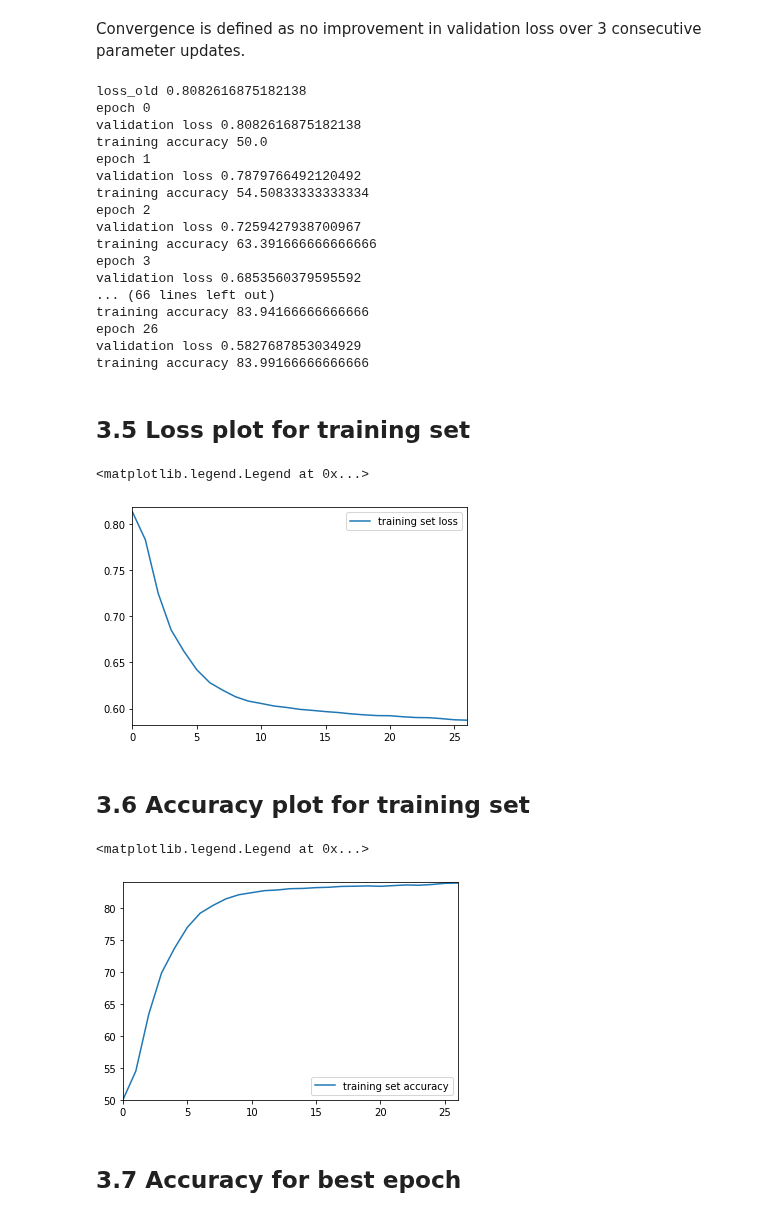
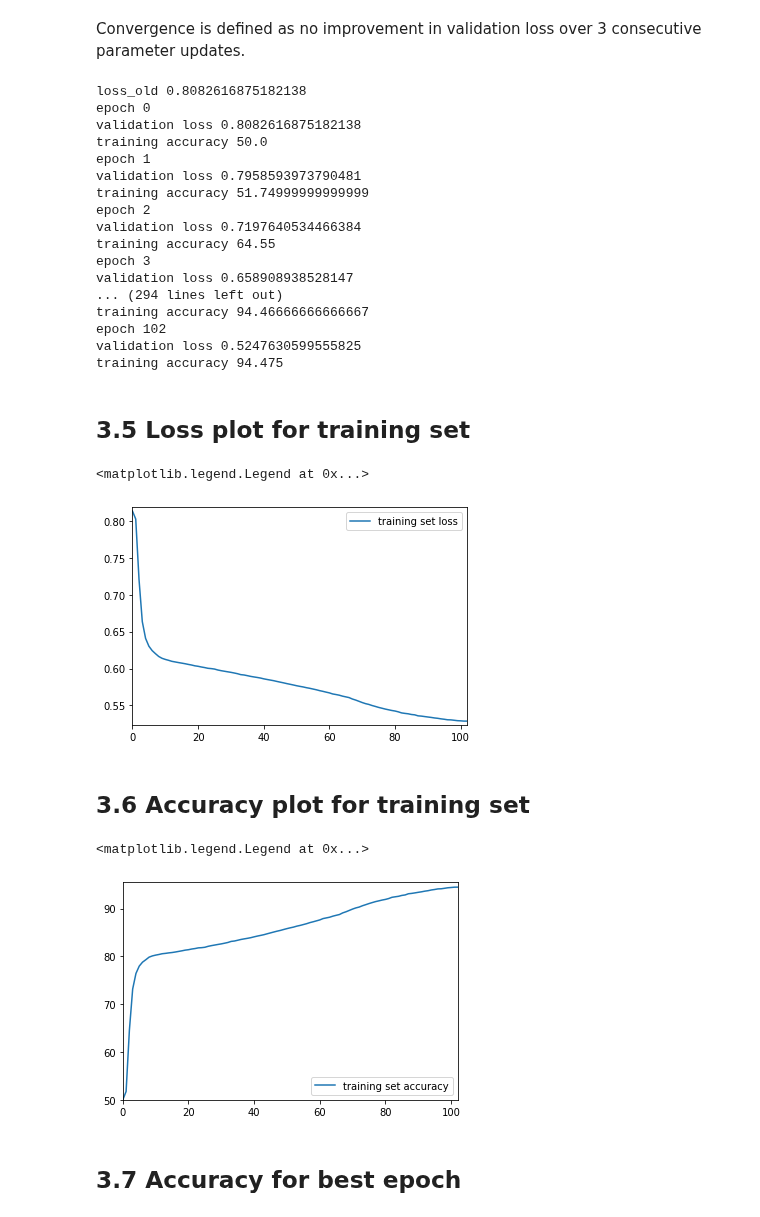
Before and after one commit to adamnpeace/comp90-cw1, a Jupyter notebook: q3/q3-ksenia.ipynb, the cells around one changed output. Saved outputs shown, nothing was run; the diff lists cells and outputs as text; code cells hidden in the pictures.

```diff
--- a/q3/q3-ksenia.ipynb
+++ b/q3/q3-ksenia.ipynb
@@ -213,7 +213,7 @@ def mlp(xs, ys, learning_rate, momentum):
         loss_valid = validation_loss(devxs, devys, params)
         print('validation loss', loss_valid)
         print('training accuracy', accuracy_t)
-        if np.abs(loss_valid - loss_old) < 0.001:
+        if np.abs(loss_valid - loss_old) == 0:
             row_epoch += 1
             if row_epoch == 3:
                 break
@@ -277,18 +277,18 @@ epoch 0
 validation loss 0.8082616875182138
 training accuracy 50.0
 epoch 1
-validation loss 0.7879766492120492
-training accuracy 54.50833333333334
+validation loss 0.7958593973790481
+training accuracy 51.74999999999999
 epoch 2
-validation loss 0.7259427938700967
-training accuracy 63.391666666666666
+validation loss 0.7197640534466384
+training accuracy 64.55
 epoch 3
-validation loss 0.6853560379595592
-... (66 lines left out)
-training accuracy 83.94166666666666
-epoch 26
-validation loss 0.5827687853034929
-training accuracy 83.99166666666666
+validation loss 0.658908938528147
+... (294 lines left out)
+training accuracy 94.46666666666667
+epoch 102
+validation loss 0.5247630599555825
+training accuracy 94.475
 # %% [markdown]
 ## 3.5 Loss plot for training set
 # %%
@@ -297,16 +297,16 @@ plt.plot(loss_training, label='training set loss')
 plt.legend(loc='upper right')
 # %% [output]
 <matplotlib.legend.Legend at 0x...>
-[figure, old version]
+[figure, new version]
 # %% [markdown]
 ## 3.6 Accuracy plot for training set
 # %%
-plt.axis([0, epoch, min(accuracy_training), max(accuracy_training) + 0.1])
+plt.axis([0, epoch, min(accuracy_training), max(accuracy_training) + 1])
 plt.plot(accuracy_training, label='training set accuracy')
 plt.legend(loc='lower right')
 # %% [output]
 <matplotlib.legend.Legend at 0x...>
-[figure, old version]
+[figure, new version]
 # %% [markdown]
 ## 3.7 Accuracy for best epoch
 # %%
```
Also changed, not shown: parts of 2 cells of this notebook.
